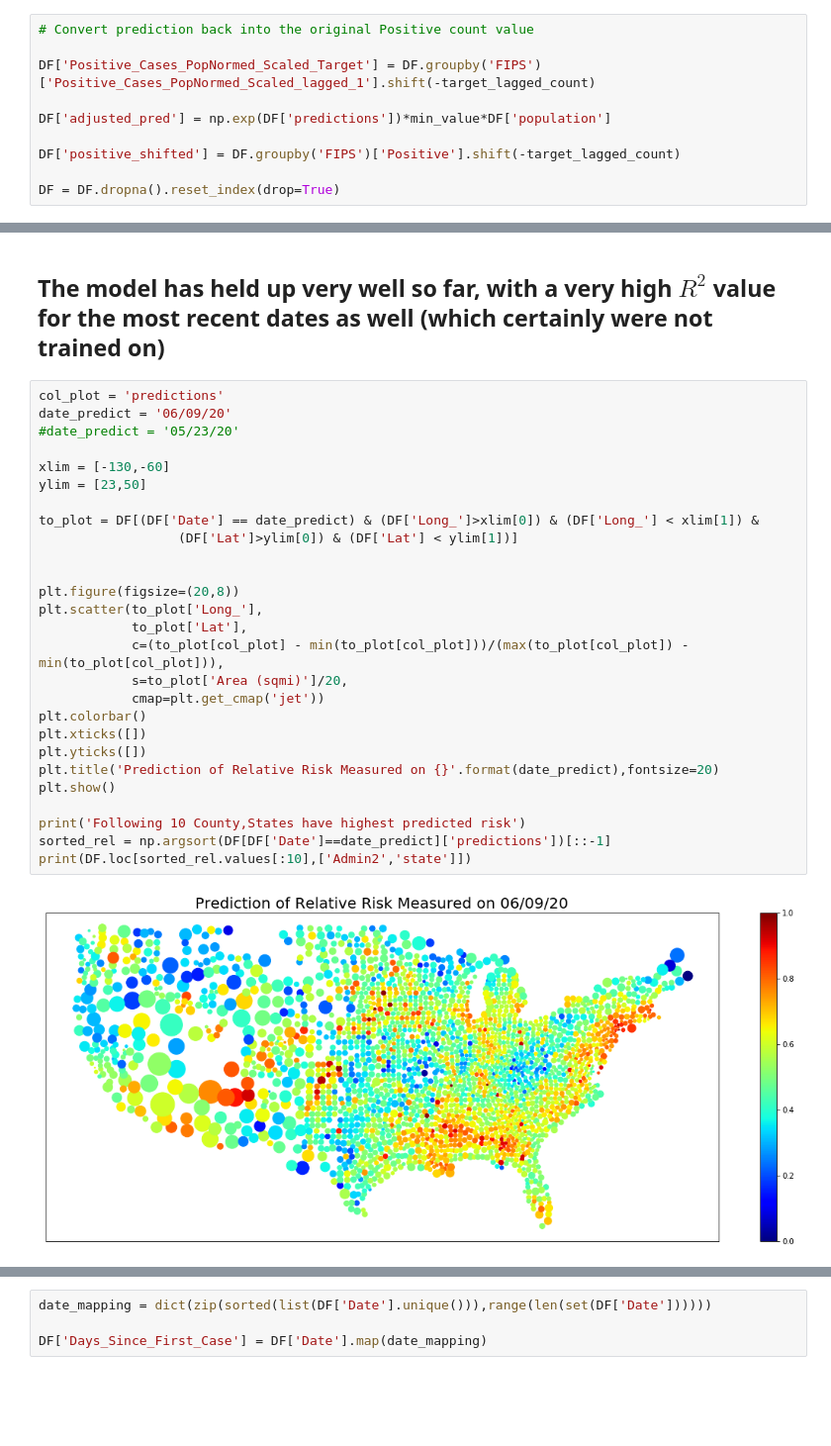
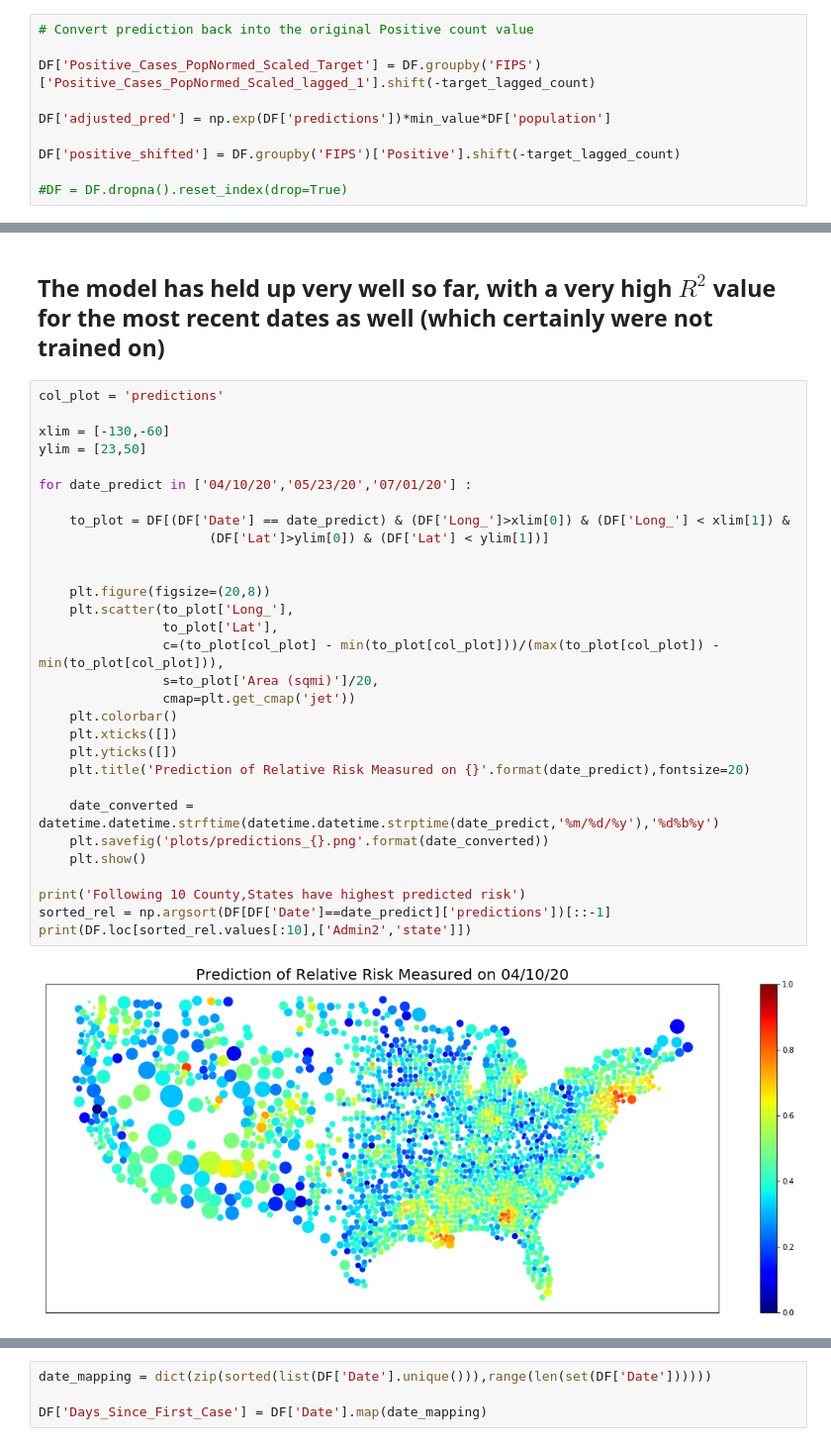
Before and after one commit to petersim1/COVID-19_Project, a Jupyter notebook: Evaluation.ipynb, the cells around one changed output, grey strips where cells are left out. Shown at 99% size. Drawn from its saved outputs; the diff is of its cells as text; blank space fills up the shorter version.

Commit message:
update plots

```diff
--- a/Evaluation.ipynb
+++ b/Evaluation.ipynb
@@ -266,7 +284,7 @@ DF['adjusted_pred'] = np.exp(DF['predictions'])*min_value*DF['population']
 
 DF['positive_shifted'] = DF.groupby('FIPS')['Positive'].shift(-target_lagged_count)
 
-DF = DF.dropna().reset_index(drop=True)
+#DF = DF.dropna().reset_index(drop=True)
 # %%
 num_days_evaluate = 20
 dates_evaluate = sorted(DF['Date'].unique())[-num_days_evaluate:]
@@ -331,30 +355,33 @@ There are massive outliers in the data (counties such as NYC), when converting p
 ## The model has held up very well so far, with a very high $R^2$ value for the most recent dates as well (which certainly were not trained on)
 # %%
 col_plot = 'predictions'
-date_predict = '06/09/20'
-#date_predict = '05/23/20'
 
 xlim = [-130,-60]
 ylim = [23,50]
 
-to_plot = DF[(DF['Date'] == date_predict) & (DF['Long_']>xlim[0]) & (DF['Long_'] < xlim[1]) &
-                  (DF['Lat']>ylim[0]) & (DF['Lat'] < ylim[1])]
+for date_predict in ['04/10/20','05/23/20','07/01/20'] :
+
+    to_plot = DF[(DF['Date'] == date_predict) & (DF['Long_']>xlim[0]) & (DF['Long_'] < xlim[1]) &
+                      (DF['Lat']>ylim[0]) & (DF['Lat'] < ylim[1])]
 
 
-plt.figure(figsize=(20,8))
-plt.scatter(to_plot['Long_'],
-            to_plot['Lat'],
-            c=(to_plot[col_plot] - min(to_plot[col_plot]))/(max(to_plot[col_plot]) - min(to_plot[col_plot])),
-            s=to_plot['Area (sqmi)']/20,
-            cmap=plt.get_cmap('jet'))
-plt.colorbar()
-plt.xticks([])
-plt.yticks([])
-plt.title('Prediction of Relative Risk Measured on {}'.format(date_predict),fontsize=20)
-plt.show()
+    plt.figure(figsize=(20,8))
+    plt.scatter(to_plot['Long_'],
+                to_plot['Lat'],
+                c=(to_plot[col_plot] - min(to_plot[col_plot]))/(max(to_plot[col_plot]) - min(to_plot[col_plot])),
+                s=to_plot['Area (sqmi)']/20,
+                cmap=plt.get_cmap('jet'))
+    plt.colorbar()
+    plt.xticks([])
+    plt.yticks([])
+    plt.title('Prediction of Relative Risk Measured on {}'.format(date_predict),fontsize=20)
+
+    date_converted = datetime.datetime.strftime(datetime.datetime.strptime(date_predict,'%m/%d/%y'),'%d%b%y')
+    plt.savefig('plots/predictions_{}.png'.format(date_converted))
+    plt.show()
 
 print('Following 10 County,States have highest predicted risk')
 sorted_rel = np.argsort(DF[DF['Date']==date_predict]['predictions'])[::-1]
 print(DF.loc[sorted_rel.values[:10],['Admin2','state']])
 # %% [output]
-[figure, old version]
+[figure, new version]
```
Also changed, not shown: parts of 11 cells of this notebook, 34 other files.
